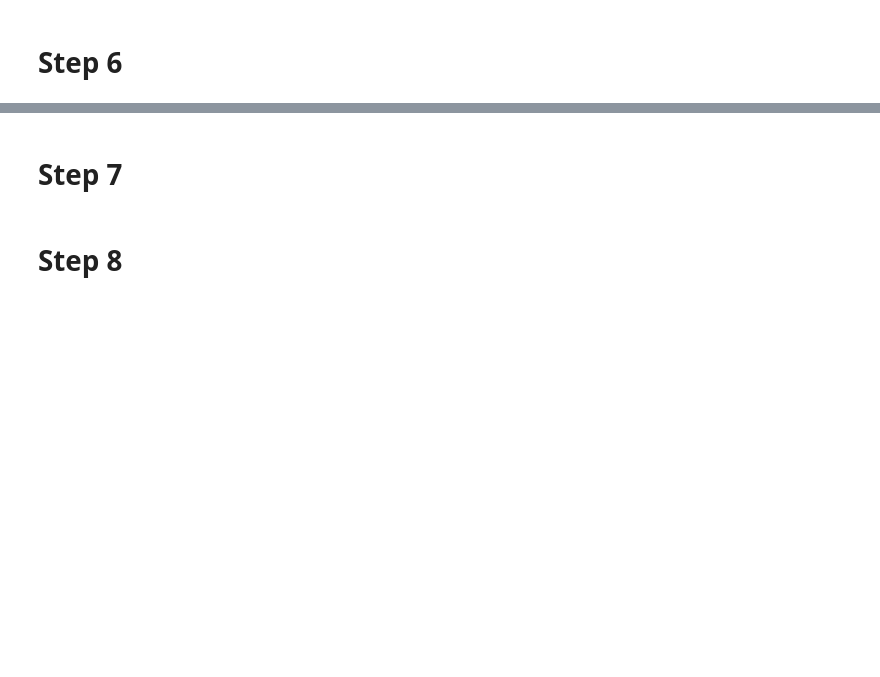
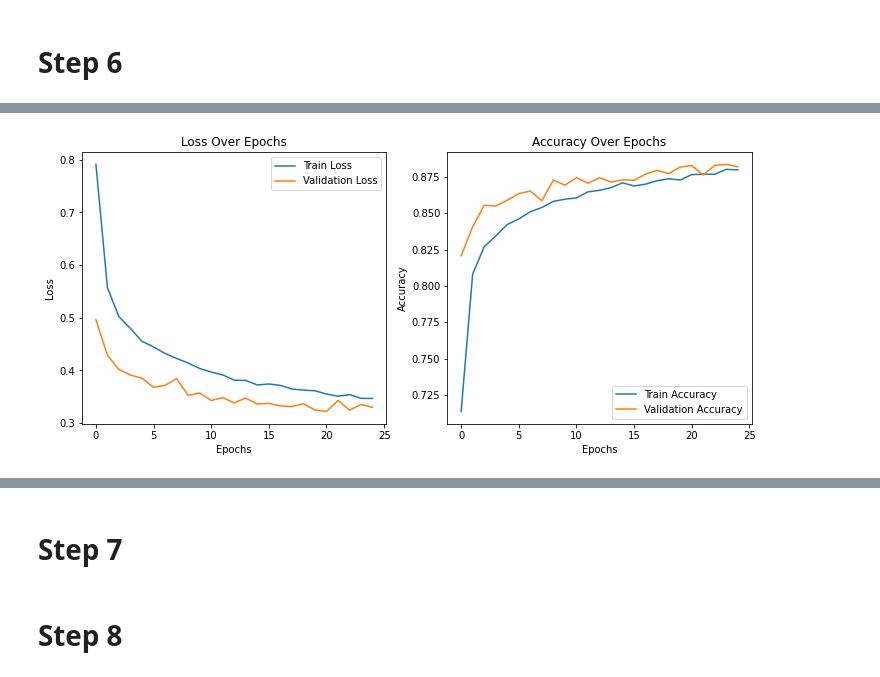
Before and after one commit to alex-abrehforoush/Homework, a Jupyter notebook: 9th sem/Deep Learning/2/Practical/DL_Homework2.ipynb, the cells around one changed output, grey strips where cells are left out. Cells and saved outputs as stored; diff of their text form; code cells hidden in the pictures; blank space fills up the shorter version.

```diff
--- a/9th sem/Deep Learning/2/Practical/DL_Homework2.ipynb
+++ b/9th sem/Deep Learning/2/Practical/DL_Homework2.ipynb
@@ -413,0 +544,12 @@ plt.show()
+# %%
+# Initialize the model
+model_adam_dropout = MyNNWithDropout().cuda()
+
+# Choose Optimizer
+optimizer_adam_dropout = optim.Adam(model_adam_dropout.parameters(), lr = 0.001)
+# %%
+# Train the model
+print("Training with Adam")
+train_losses_adam_dropout, train_accuracies_adam_dropout, val_losses_adam_dropout, val_accuracies_adam_dropout = trainNN(
+    model_adam_dropout, optimizer_adam_dropout, criterion, train_loader, val_loader
+)
@@ -413,0 +574,25 @@ plt.show()
+# %%
+# Plotting
+plt.figure(figsize=(12, 5))
+
+# Plot training and validation loss
+plt.subplot(1, 2, 1)
+plt.plot(train_losses_adam_dropout, label='Train Loss')
+plt.plot(val_losses_adam_dropout, label='Validation Loss')
+plt.title('Loss Over Epochs')
+plt.xlabel('Epochs')
+plt.ylabel('Loss')
+plt.legend()
+
+# Plot training and validation accuracy
+plt.subplot(1, 2, 2)
+plt.plot(train_accuracies_adam_dropout, label='Train Accuracy')
+plt.plot(val_accuracies_adam_dropout, label='Validation Accuracy')
+plt.title('Accuracy Over Epochs')
+plt.xlabel('Epochs')
+plt.ylabel('Accuracy')
+plt.legend()
+
+plt.show()
+# %% [output]
+[figure, added]
```
Also changed, not shown: parts of 16 cells of this notebook.
